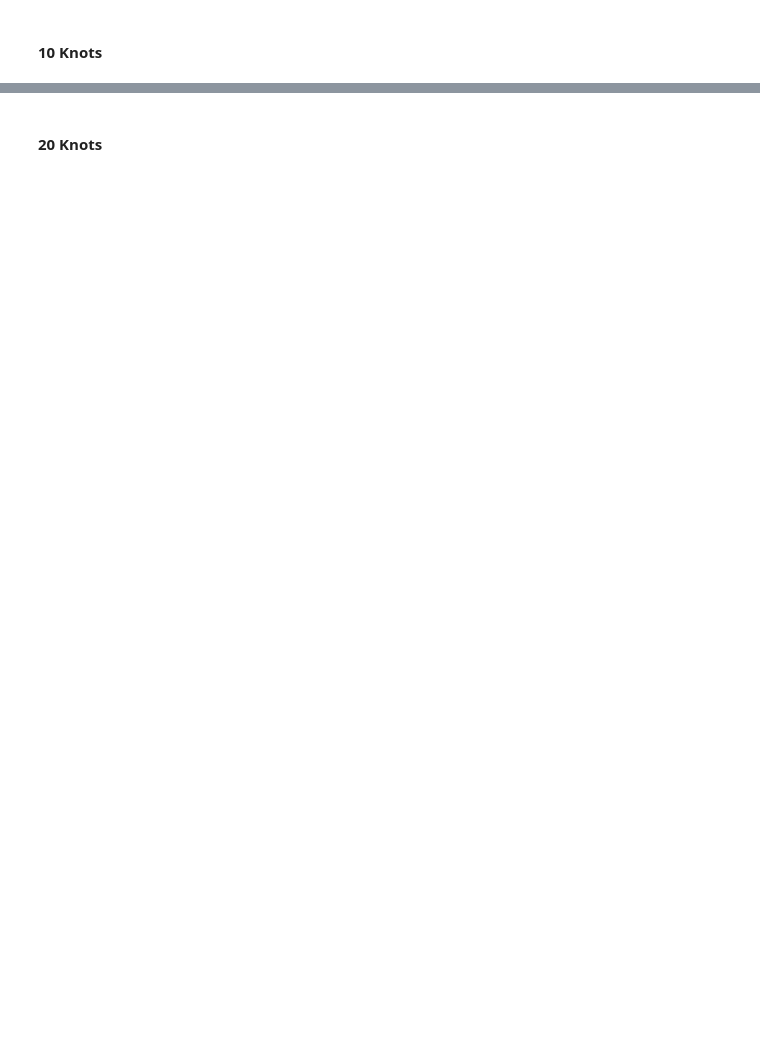
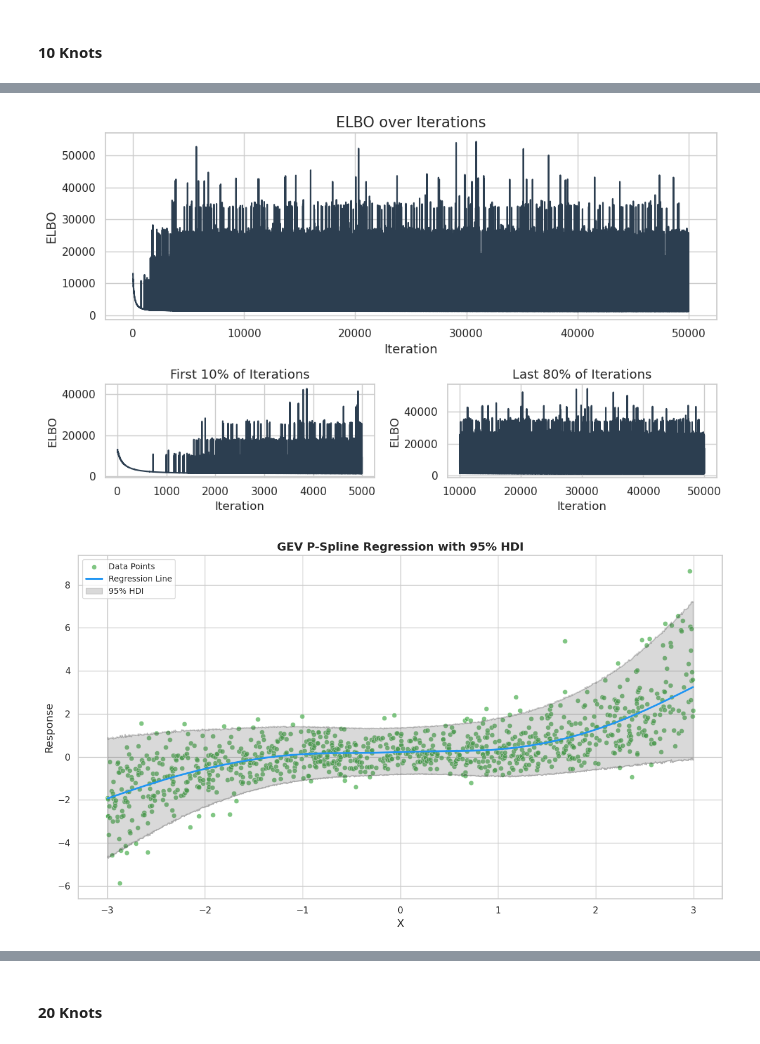
Before and after one commit to marweda/master-s-thesis, a Jupyter notebook: notebooks/vigamlss_misc.ipynb, the cells around one changed output, grey strips where cells are left out. Saved outputs shown, nothing was run; the diff lists cells and outputs as text; code cells hidden in the pictures; blank space fills up the shorter version.

```diff
--- a/notebooks/vigamlss_misc.ipynb
+++ b/notebooks/vigamlss_misc.ipynb
@@ -603,0 +349,5 @@ Plot saved to /home/marcel/OneDrive/Uni/UniGoett/6_Masterarbeit/master-s-thesis/
+# %%
+DesignMatrix = vigamlls_gev_slp_prepare_data(GEV_X_SYN)
+model = vigamlls_gev_slp_define_model(DesignMatrix, GEV_Y_SYN)
+results = vigamlls_gev_slp_run_opt(model)
+vigamlls_gev_slp_results(results, DesignMatrix, GEV_X_SYN, GEV_Y_SYN, loc_vals, scale_vals, shape_vals)
@@ -603,0 +365,12 @@ Plot saved to /home/marcel/OneDrive/Uni/UniGoett/6_Masterarbeit/master-s-thesis/
+# %%
+def vigamlls_gev_pspline10knots_prepare_data(X):
+    DesignMatrix = DataPreperator(
+        "xDesign",
+        X,
+        "pspline",
+        intercept=False,
+        standardize=False,
+        degree=3,
+        num_knots=10,
+    )()
+    return DesignMatrix, DesignMatrix.K
@@ -603,0 +481,21 @@ Plot saved to /home/marcel/OneDrive/Uni/UniGoett/6_Masterarbeit/master-s-thesis/
+# %%
+def vigamlls_gev_pspline_MF_run_opt(Y):
+    start_time = time.time()
+    results = Y.model.run_svi_optimization(
+        optimizer=adam,
+        vi_dist=MeanFieldNormal,
+        vi_sample_size=64,
+        epochs=50000,
+        mb_size=None,
+        lr=0.0001,
+        max_norm=1.0,
+        clip_min_max_enabled=False,
+        zero_nans_enabled=True,
+        prng_key=PRNGKey(0),
+        scheduler_type="constant",
+    )
+    end_time = time.time()
+    elapsed_seconds = end_time - start_time
+    minutes, seconds = divmod(elapsed_seconds, 60)
+    print(f"Elapsed time for optimization: {int(minutes)} min: {seconds:.2f} sec")
+    return results
@@ -848,0 +531,6 @@ Plot saved to /home/marcel/OneDrive/Uni/UniGoett/6_Masterarbeit/master-s-thesis/
+# %%
+DesignMatrix, K = vigamlls_gev_pspline10knots_prepare_data(GEV_X_SYN)
+model = vigamlls_gev_pspline_define_model(DesignMatrix, GEV_Y_SYN, K)
+results = vigamlls_gev_pspline_MF_run_opt(model)
+vigamlls_gev_pspline_results(results, DesignMatrix, GEV_X_SYN, GEV_Y_SYN, loc_vals, scale_vals, shape_vals)
+# %% [output]
@@ -848,0 +538,2 @@ Plot saved to /home/marcel/OneDrive/Uni/UniGoett/6_Masterarbeit/master-s-thesis/
+[figure, added]
+[figure, added]
```
Also changed, not shown: parts of 63 cells of this notebook.
